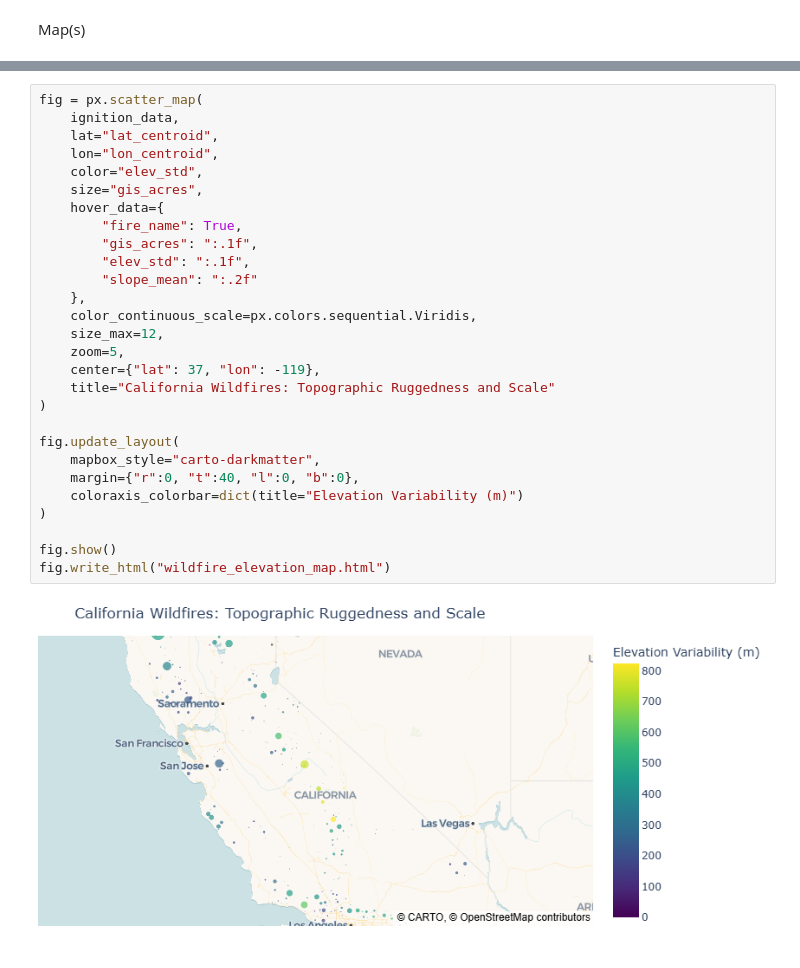
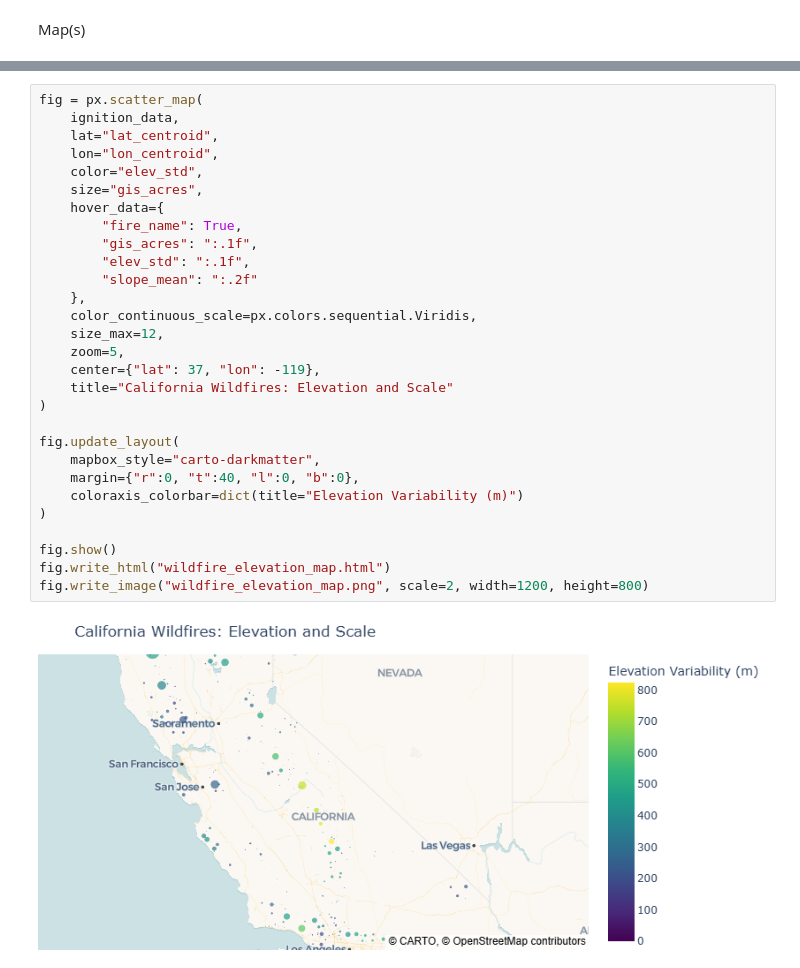
Before and after one commit to maliyer294/STA-141B---Final-project, a Jupyter notebook: visuals/visuals.ipynb, the cells around one changed output, grey strips where cells are left out. Cells and saved outputs as stored; diff of their text form.

```diff
--- a/visuals/visuals.ipynb
+++ b/visuals/visuals.ipynb
@@ -143,30 +173,31 @@ m
 # %%
 fig = px.scatter_map(
     ignition_data,
     lat="lat_centroid",
     lon="lon_centroid",
     color="elev_std",
     size="gis_acres",
     hover_data={
         "fire_name": True,
         "gis_acres": ":.1f",
         "elev_std": ":.1f",
         "slope_mean": ":.2f"
     },
     color_continuous_scale=px.colors.sequential.Viridis,
     size_max=12,
     zoom=5,
     center={"lat": 37, "lon": -119},
-    title="California Wildfires: Topographic Ruggedness and Scale"
+    title="California Wildfires: Elevation and Scale"
 )
 
 fig.update_layout(
     mapbox_style="carto-darkmatter",
     margin={"r":0, "t":40, "l":0, "b":0},
     coloraxis_colorbar=dict(title="Elevation Variability (m)")
 )
 
 fig.show()
 fig.write_html("wildfire_elevation_map.html")
+fig.write_image("wildfire_elevation_map.png", scale=2, width=1200, height=800)
 # %% [output]
-[figure, old version]
+[figure, new version]
```
Also changed, not shown: parts of 6 cells of this notebook, 1 other file.
